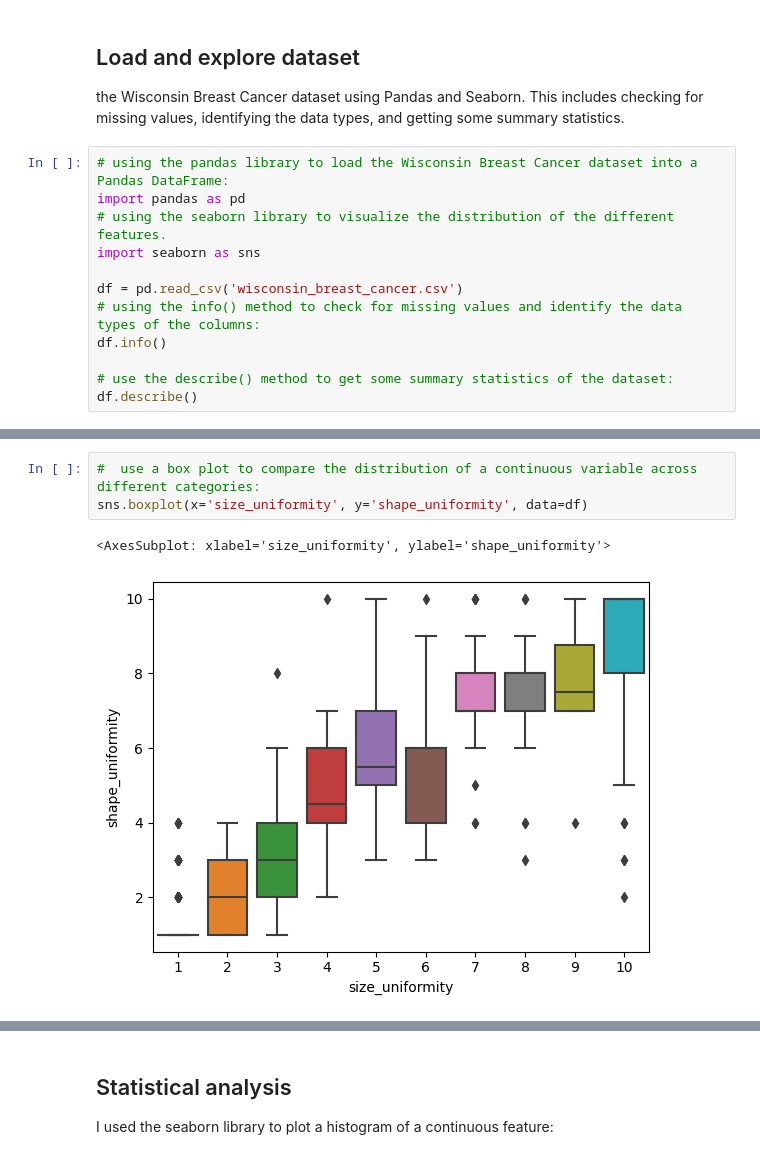
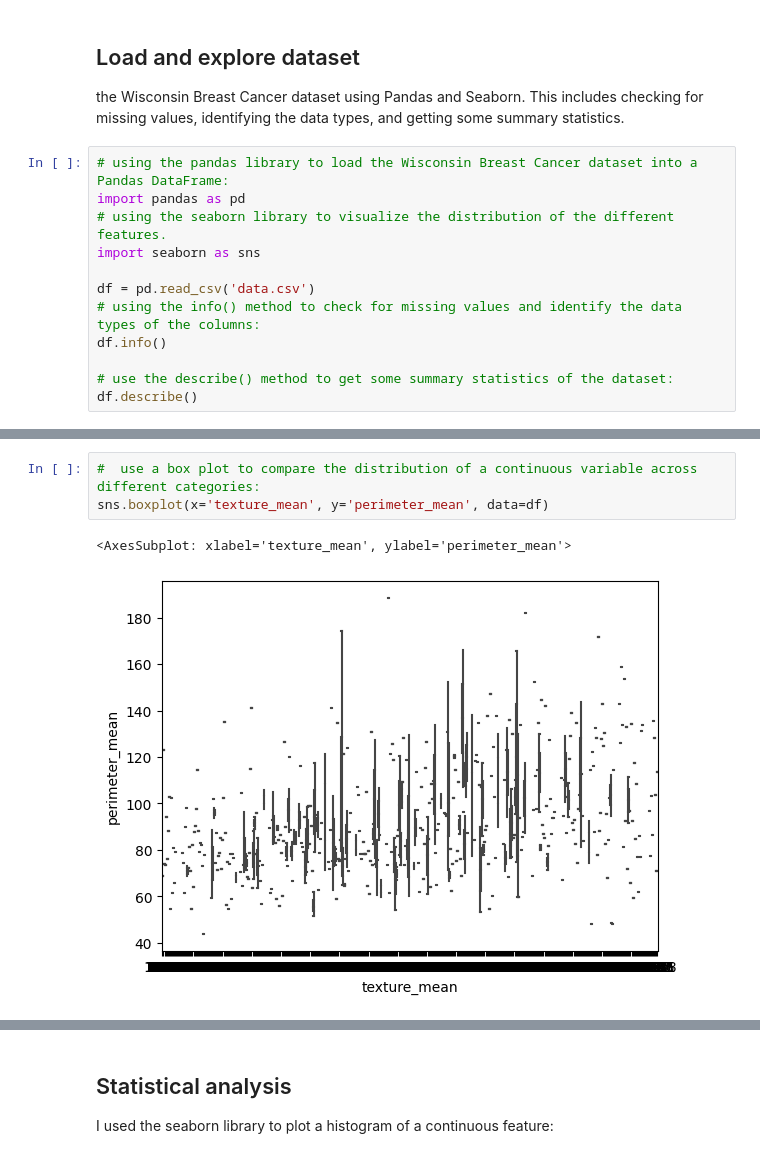
Before and after one commit to splitcomma/pda2-project, a Jupyter notebook: wisconsin_breast_cancer_dataset_investigation.ipynb, the cells around one changed output, grey strips where cells are left out. Drawn from its saved outputs; the diff is of its cells as text.

```diff
--- a/wisconsin_breast_cancer_dataset_investigation.ipynb
+++ b/wisconsin_breast_cancer_dataset_investigation.ipynb
@@ -62,7 +62,7 @@ import pandas as pd
 # using the seaborn library to visualize the distribution of the different features.
 import seaborn as sns
 
-df = pd.read_csv('wisconsin_breast_cancer.csv')
+df = pd.read_csv('data.csv')
 # using the info() method to check for missing values and identify the data types of the columns:
 df.info()
 
@@ -105,8 +105,8 @@ sns.histplot(df['clump_thickness'])
 # %%
 #  use a box plot to compare the distribution of a continuous variable across different categories:
-sns.boxplot(x='size_uniformity', y='shape_uniformity', data=df)
+sns.boxplot(x='texture_mean', y='perimeter_mean', data=df)
 # %% [output]
-<AxesSubplot: xlabel='size_uniformity', ylabel='shape_uniformity'>
+<AxesSubplot: xlabel='texture_mean', ylabel='perimeter_mean'>
-[figure, old version]
+[figure, new version]
 # %%
 # use a scatter plot to visualize the relationship between two continuous variables:
```
Also changed, not shown: parts of 17 cells of this notebook, 1 other file.
